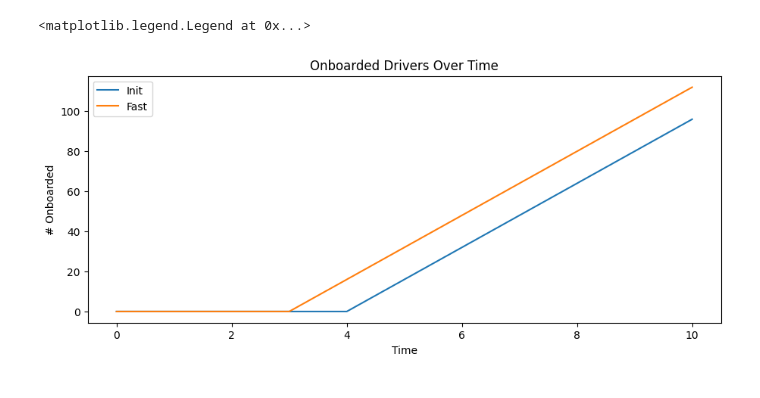
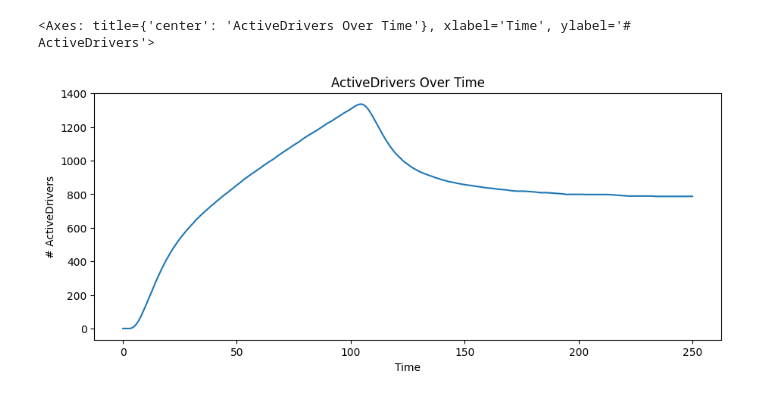
Before and after one commit to lethain/eng-strategy-models, a Jupyter notebook: DriverOnboarding.ipynb, the cells around one changed output. Drawn from its saved outputs; the diff is of its cells as text; code cells hidden in the pictures.

Commit message:
Add updated DriverOnboarding details

```diff
--- a/DriverOnboarding.ipynb
+++ b/DriverOnboarding.ipynb
@@ -88,19 +98,5 @@ fast_results[:3]
 # %%
-
-init_onboarded = [x['Onboarded'] for x in init_results]
-fast_onboarded = [x['Onboarded'] for x in fast_results]
-
-#fig, ax = plt.subplots()  # Create a figure containing a single axes.
-fig, ax = plt.subplots(figsize=(9, 4), layout='constrained')
-
-ax.set_title("Onboarded Drivers Over Time")
-ax.set_xlabel("Time")
-ax.set_ylabel("# Onboarded")
-
-ax.plot(init_onboarded, label='Init')
-ax.plot(fast_onboarded, label='Fast')
-
-ax.legend()
+simple_chart('ActiveDrivers Over Time', 'Time', '# ActiveDrivers', 'ActiveDrivers', results1)
 # %% [output]
-<matplotlib.legend.Legend at 0x...>
+<Axes: title={'center': 'ActiveDrivers Over Time'}, xlabel='Time', ylabel='# ActiveDrivers'>
-[figure, old version]
+[figure, new version]
```
Also changed, not shown: parts of 12 cells of this notebook.
